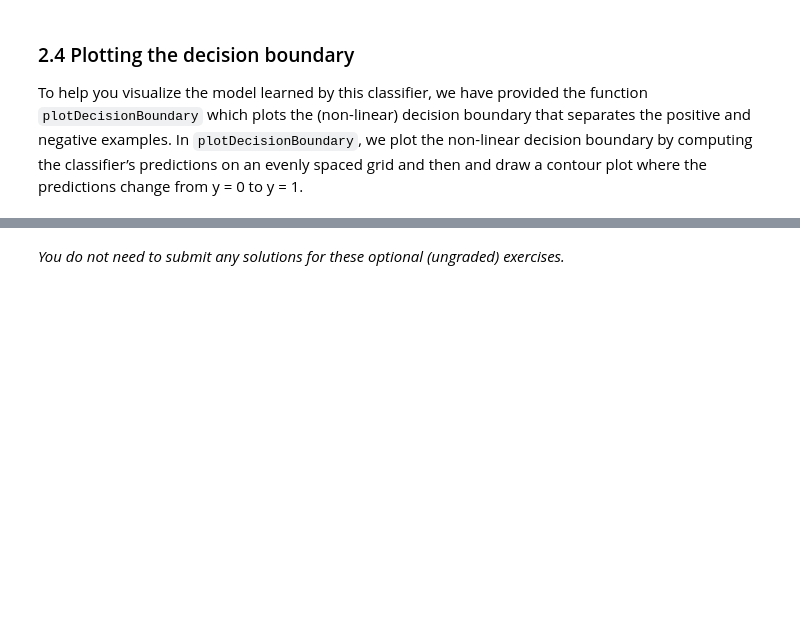
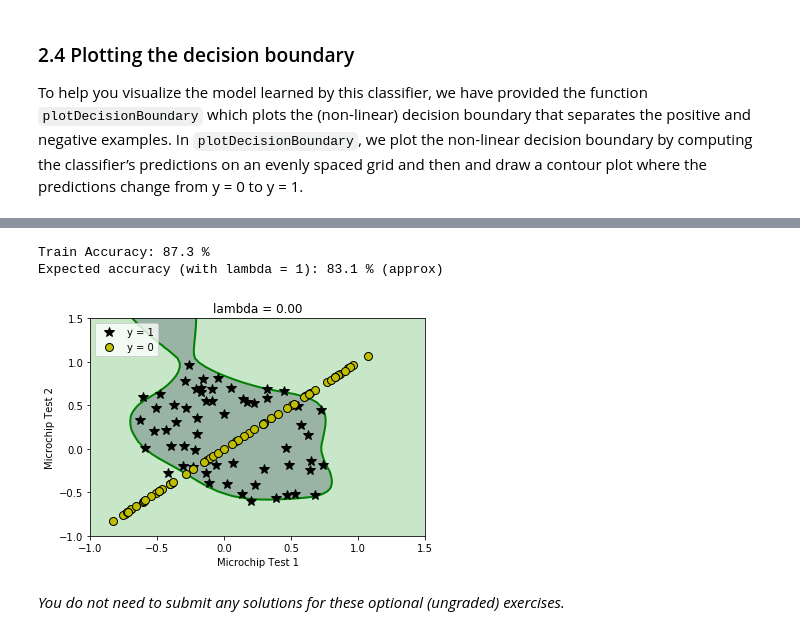
Before and after one commit to joaovitorez/octos-academy, a Jupyter notebook: 03. Machine Learning/Exercises/02. Logistic Regression/exercise2.ipynb, the cells around one changed output, grey strips where cells are left out. Drawn from its saved outputs; the diff is of its cells as text; code cells hidden in the pictures; blank space fills up the shorter version.

Commit message:
exercicio 2 finalizado

```diff
--- a/03. Machine Learning/Exercises/02. Logistic Regression/exercise2.ipynb
+++ b/03. Machine Learning/Exercises/02. Logistic Regression/exercise2.ipynb
@@ -286,12 +286,13 @@ def costFunction(theta, X, y):
     # ====================== YOUR CODE HERE ======================
 
     # k é a saída da hipótese de cada training data
-    k = sigmoid(np.dot(np.transpose(theta), np.transpose(X)))
+    k = sigmoid(np.dot(X, theta))
 
+    # np.sum recebe um array com elementos que deverão ser somados, não são 2 par
+    J = (1/m) * np.sum(np.dot(-y, np.log(k)) + np.dot(-(1-y),np.log(1-k)))
 
-    J = (1/m) * np.sum(np.dot(-y, np.log(k)), np.dot(-(1-y),np.log(1-k)))
-
-    grad = (1/m) * np.sum(np.dot(np.transpose(k)-y, X), X)
+    # Não é preciso incluir o somatório, uma vez que o dot já é o produto escalar
+    grad = (1/m) * np.dot(k-y, X)
 
     # =============================================================
     return J, grad
@@ -426,7 +465,21 @@ def predict(theta, X):
 
     # ====================== YOUR CODE HERE ======================
 
+    # X é (m, n+1) e theta é (n+1, 1)
+    pred = sigmoid(np.dot(X, theta))
 
+    # para cada posição do vetor pred
+    for i in range(pred.shape[0]):
+
+        # se o elemento for menor que 5
+        if pred[i] < 0.5:
+
+            # adicionar na posição desse elemento o valor 0
+            p[i] = 0
+
+            # ou adicionar na posição o valor 1
+        else:
+            p[i]= 1
 
     # ============================================================
     return p
@@ -555,7 +634,22 @@ def costFunctionReg(theta, X, y, lambda_):
 
     # ===================== YOUR CODE HERE ======================
 
+    # Cálculo da saída da função sigmoid
+    sig = sigmoid(np.dot(X, theta)) # (m, n+1)x(n+1, 1) = (m,1)
 
+    # Cálculo da função custo
+    # A regularização no final não inclui o intercept (theta[0])
+    J = (1/(m)) * np.sum(np.dot(-y, np.log(sig))
+                         + np.dot(-(1-y), np.log(1-sig))) + (lambda_/(2*m)) * np.sum(theta[1:]**2)
+
+    # Retorna um array com todos os novos valores de theta
+    # O intercept têm o gradiente inalterado
+    # Os outros theta são alterados
+    grad[0] = (1/m) * np.dot(sig - y, X[:,0])
+    grad[1:] = (1/m) * np.dot(sig - y, X[:,1:]) + (lambda_/m) * theta[1:] # (1,m)x(m,n+1) = (1,n+1)
+
+    # Errei bobeira, principalmente em indexação de vetor, por exemplo, X[:,1] em vez de X[:,1:]
+    # Errei bobeira no custo já que a soma ficou em baixo e foi desconsiderada
 
     # =============================================================
     return J, grad
@@ -641,36 +767,40 @@ With a larger $\lambda$, you should see a plot that shows an simpler decision bo
 initial_theta = np.zeros(X.shape[1])
 
 # Set regularization parameter lambda to 1 (you should vary this)
-lambda_ = 1
+lambda_ = 0.000001
 
 # set options for optimize.minimize
 options= {'maxiter': 100}
 
 res = optimize.minimize(costFunctionReg,
                         initial_theta,
                         (X, y, lambda_),
                         jac=True,
                         method='TNC',
                         options=options)
 
 # the fun property of OptimizeResult object returns
 # the value of costFunction at optimized theta
 cost = res.fun
 
 # the optimized theta is in the x property of the result
 theta = res.x
 
 utils.plotDecisionBoundary(plotData, theta, X, y)
 pyplot.xlabel('Microchip Test 1')
 pyplot.ylabel('Microchip Test 2')
 pyplot.legend(['y = 1', 'y = 0'])
 pyplot.grid(False)
 pyplot.title('lambda = %0.2f' % lambda_)
 
 # Compute accuracy on our training set
 p = predict(theta, X)
 
 print('Train Accuracy: %.1f %%' % (np.mean(p == y) * 100))
 print('Expected accuracy (with lambda = 1): 83.1 % (approx)\n')
+# %% [output]
+Train Accuracy: 87.3 %
+Expected accuracy (with lambda = 1): 83.1 % (approx)
+[figure, added]
 # %% [markdown]
 *You do not need to submit any solutions for these optional (ungraded) exercises.*
```
Also changed, not shown: parts of 10 cells of this notebook.
